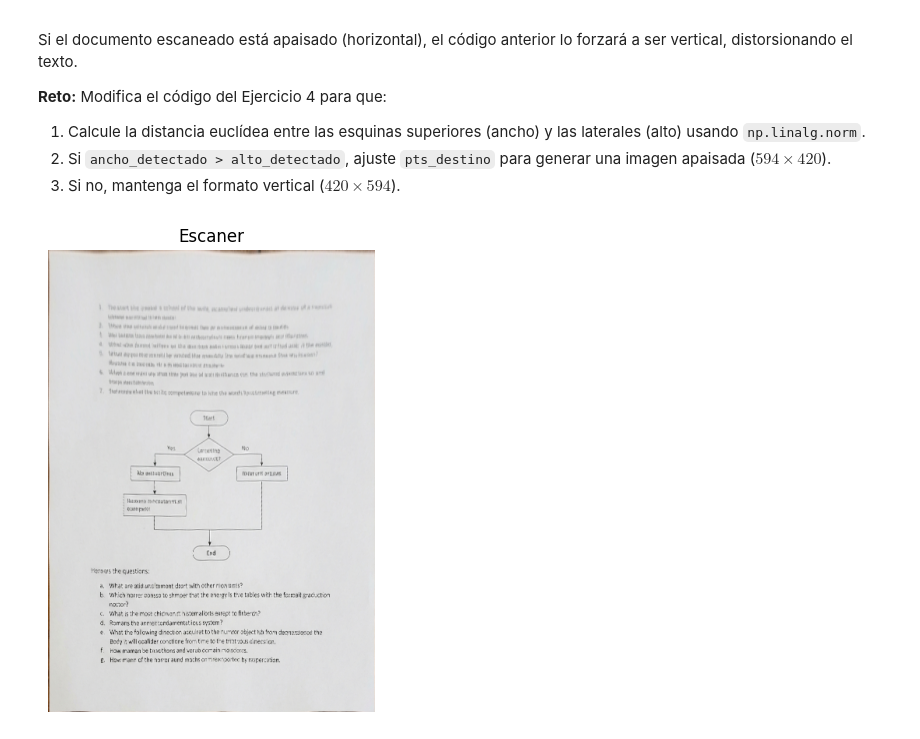
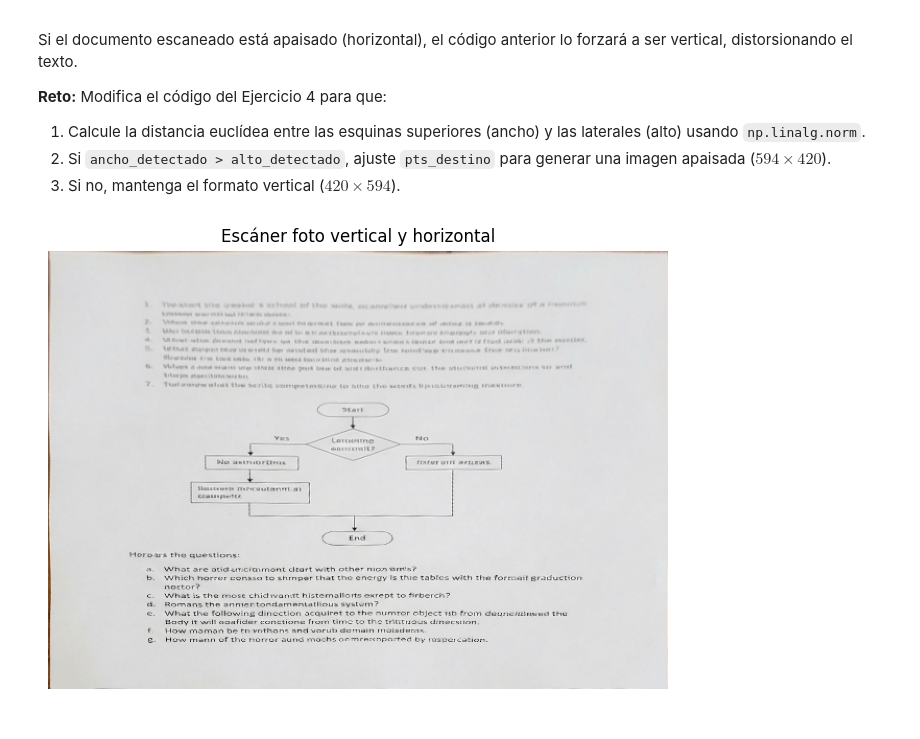
Before and after one commit to JavierPeraltaAzagra/Big-Data-e-IA, a Jupyter notebook: Programacion de IA/Tratamiento de imagen/Ejercicio 6 Escaneo de imagenes/Practica_6.ipynb, the cells around one changed output. Saved outputs shown, nothing was run; the diff lists cells and outputs as text; code cells hidden in the pictures.

Commit message:
Tratamiento de imagen ejercicio 6 hecho

```diff
--- a/Programacion de IA/Tratamiento de imagen/Ejercicio 6 Escaneo de imagenes/Practica_6.ipynb
+++ b/Programacion de IA/Tratamiento de imagen/Ejercicio 6 Escaneo de imagenes/Practica_6.ipynb
@@ -201,5 +201,5 @@ else:
     # ----------------------
 
     # Visualización
-    mostrar_imagen(doc_escaneado, "Escaner")
+    mostrar_imagen(doc_escaneado, "Escáner foto vertical")
 # %% [output]
@@ -219,6 +219,7 @@ img_doc = cv2.imread('imagenes/input_doc.png')
 if img_doc is None:
     print("Error: No se encuentra imagenes/input_doc.png. Sube la imagen para continuar.")
 else:
+    alto, ancho, canales = img_doc.shape
     # 1. Coordenadas de ORIGEN (Debes modificarlas según tu imagen)
     # Formato: [x, y]. Orden: Sup-Izq, Sup-Der, Inf-Izq, Inf-Der
     # EJEMPLO (Valores ficticios, cámbialos):
@@ -230,34 +231,37 @@ else:
     ])
 
     # 2. Definir dimensiones de salida (Proporción A4: 210x297 mm)
     # Multiplicamos por 2 para tener resolución decente: 420x594 px
-    ancho_pagina = np.linalg.norm(pts_origen[0] - pts_origen[1])
-    alto_pagina = np.linalg.norm(pts_origen[0] - pts_origen[2])
+    sup_izq = np.array([0,0])
+    sup_der = np.array([ancho, 0])
+    inf_izq = np.array([0, alto])
+    ancho_pagina = np.linalg.norm(sup_izq - sup_der)
+    alto_pagina = np.linalg.norm(sup_izq - inf_izq)
     if ancho_pagina > alto_pagina:
         width = 594
         height = 420
     else:
         width = 420
         height = 594
 
 
     # 3. Coordenadas de DESTINO (Vista plana)
     pts_destino = np.float32([
         [0, 0],         # Sup-Izq (0,0)
         [width, 0],     # Sup-Der (ancho, 0)
         [0, height],    # Inf-Izq (0, alto)
         [width, height] # Inf-Der (ancho, alto)
     ])
 
     # 4. Calcular la Matriz de Perspectiva (getPerspectiveTransform)
     M_perspectiva = cv2.getPerspectiveTransform(pts_origen, pts_destino)
 
     # 5. Aplicar la transformación (warpPerspective)
     doc_escaneado = cv2.warpPerspective(img_doc, M_perspectiva, (width, height))
 
     # ----------------------
 
     # Visualización
-    mostrar_imagen(doc_escaneado, "Escaner")
+    mostrar_imagen(doc_escaneado, "Escáner foto vertical y horizontal")
 # %% [output]
-[figure, old version]
+[figure, new version]
```
Also changed, not shown: parts of 1 cell of this notebook.
